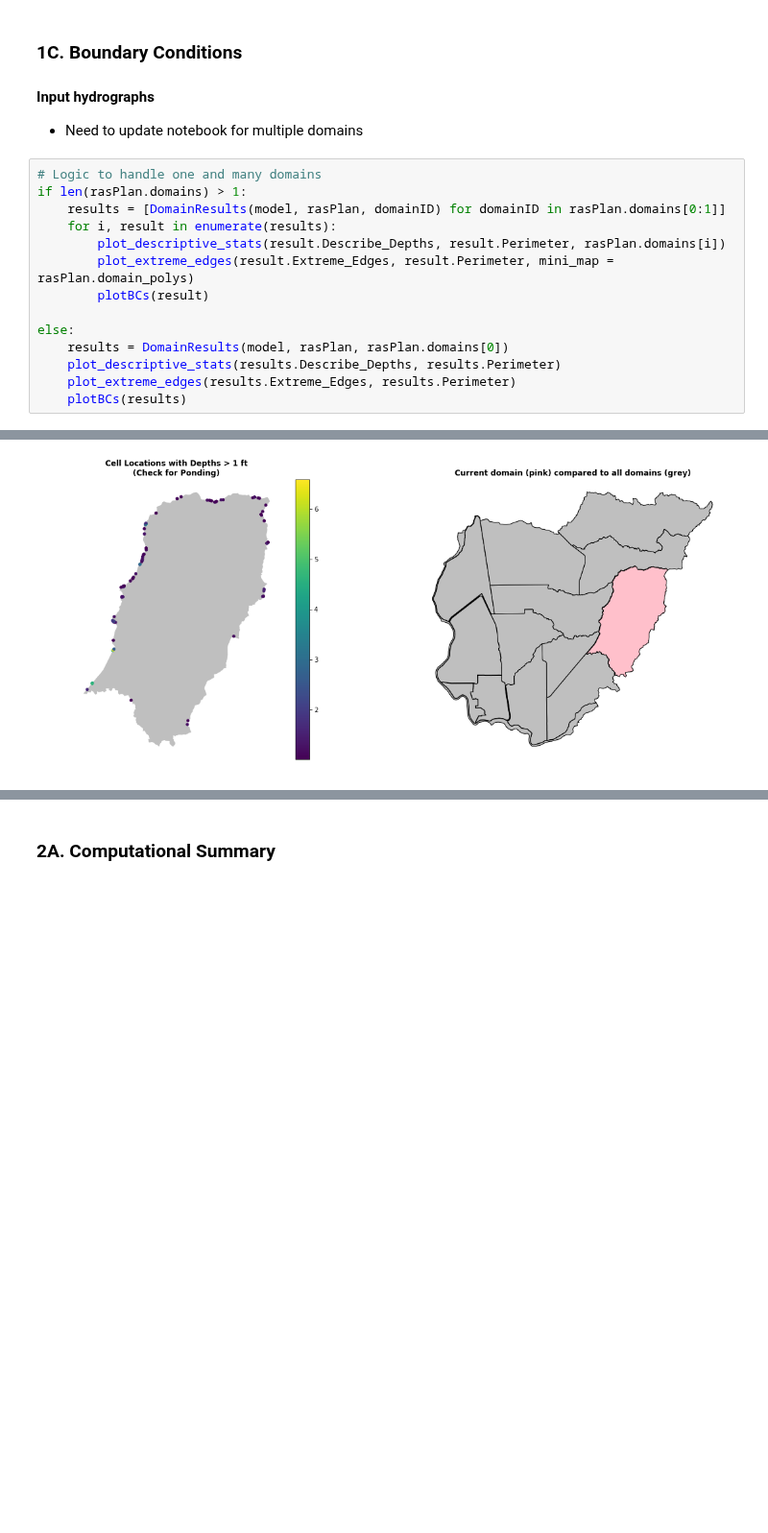
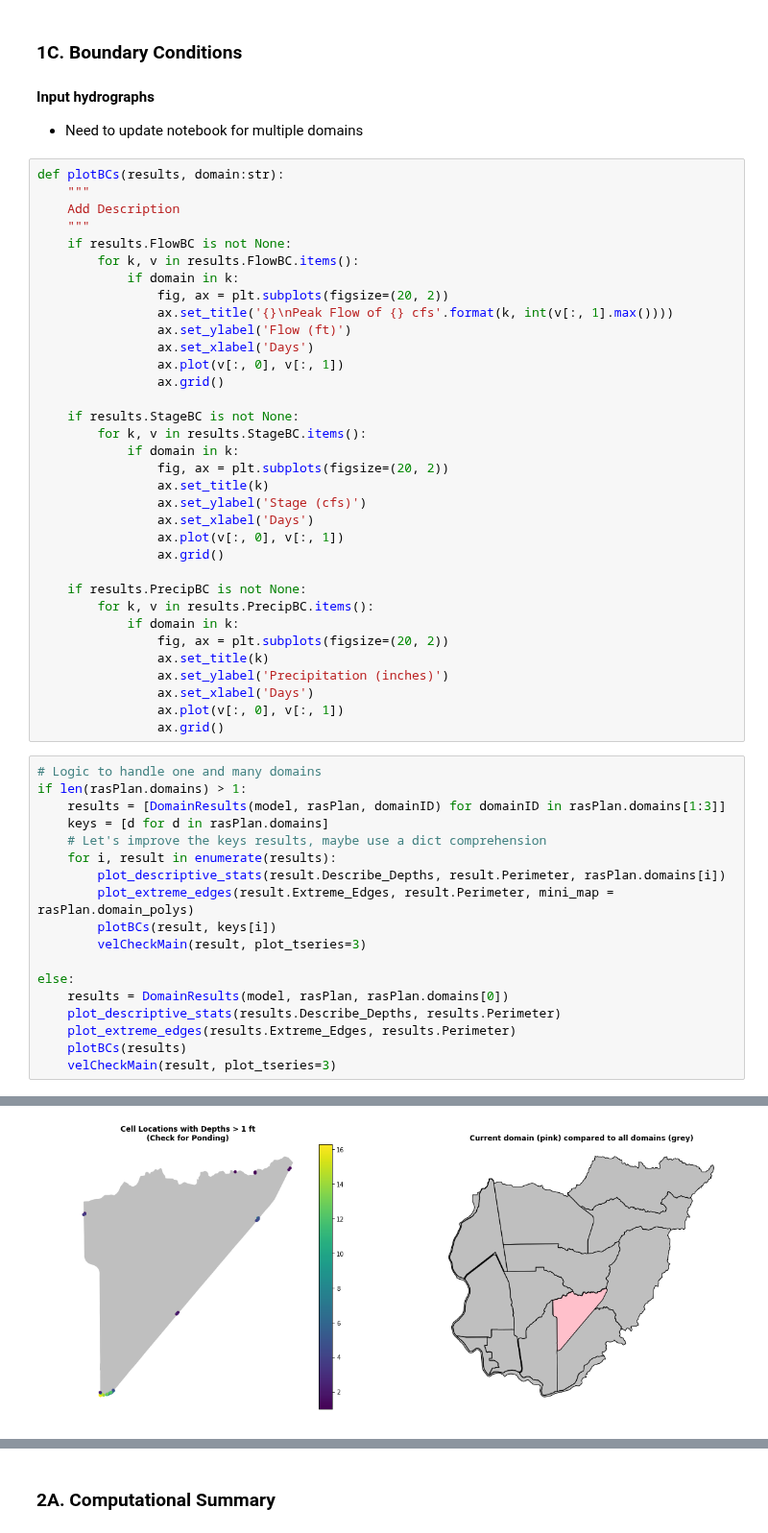
Before and after one commit to Dewberry/hecrasio, a Jupyter notebook: notebooks/QAQC-PluvialTest.ipynb, the cells around one changed output, grey strips where cells are left out. Shown at 96% size. Cells and saved outputs as stored; diff of their text form; blank space fills up the shorter version.

```diff
--- a/notebooks/QAQC-PluvialTest.ipynb
+++ b/notebooks/QAQC-PluvialTest.ipynb
@@ -102,18 +102,56 @@ rasPlan.Plan_Parameters
 #### Input hydrographs
 
 * Need to update notebook for multiple domains
+# %%
+def plotBCs(results, domain:str):
+    """
+    Add Description
+    """
+    if results.FlowBC is not None:
+        for k, v in results.FlowBC.items():
+            if domain in k:
+                fig, ax = plt.subplots(figsize=(20, 2))
+                ax.set_title('{}\nPeak Flow of {} cfs'.format(k, int(v[:, 1].max())))
+                ax.set_ylabel('Flow (ft)')
+                ax.set_xlabel('Days')
+                ax.plot(v[:, 0], v[:, 1])
+                ax.grid()
+
+    if results.StageBC is not None:
+        for k, v in results.StageBC.items():
+            if domain in k:
+                fig, ax = plt.subplots(figsize=(20, 2))
+                ax.set_title(k)
+                ax.set_ylabel('Stage (cfs)')
+                ax.set_xlabel('Days')
+                ax.plot(v[:, 0], v[:, 1])
+                ax.grid()
+
+    if results.PrecipBC is not None:
+        for k, v in results.PrecipBC.items():
+            if domain in k:
+                fig, ax = plt.subplots(figsize=(20, 2))
+                ax.set_title(k)
+                ax.set_ylabel('Precipitation (inches)')
+                ax.set_xlabel('Days')
+                ax.plot(v[:, 0], v[:, 1])
+                ax.grid()
 # %%
 # Logic to handle one and many domains
 if len(rasPlan.domains) > 1:
-    results = [DomainResults(model, rasPlan, domainID) for domainID in rasPlan.domains[0:1]]
+    results = [DomainResults(model, rasPlan, domainID) for domainID in rasPlan.domains[1:3]]
+    keys = [d for d in rasPlan.domains]
+    # Let's improve the keys results, maybe use a dict comprehension
     for i, result in enumerate(results):
         plot_descriptive_stats(result.Describe_Depths, result.Perimeter, rasPlan.domains[i])
         plot_extreme_edges(result.Extreme_Edges, result.Perimeter, mini_map = rasPlan.domain_polys)
-        plotBCs(result)
+        plotBCs(result, keys[i])
+        velCheckMain(result, plot_tseries=3)
 
 else:
     results = DomainResults(model, rasPlan, rasPlan.domains[0])
     plot_descriptive_stats(results.Describe_Depths, results.Perimeter)
     plot_extreme_edges(results.Extreme_Edges, results.Perimeter)
     plotBCs(results)
+    velCheckMain(result, plot_tseries=3)
 # %% [output]
@@ -121 +159 @@ else:
-[figure, old version]
+[figure, new version]
```
Also changed, not shown: parts of 2 cells of this notebook.
